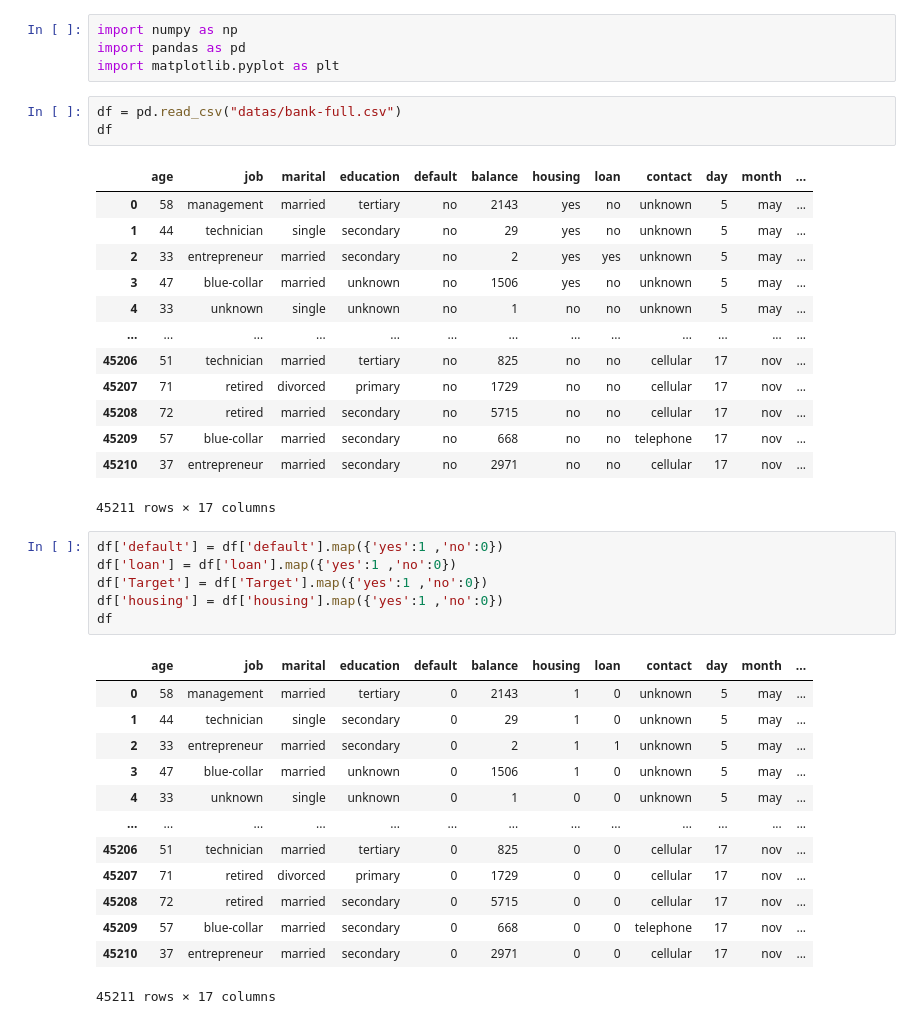
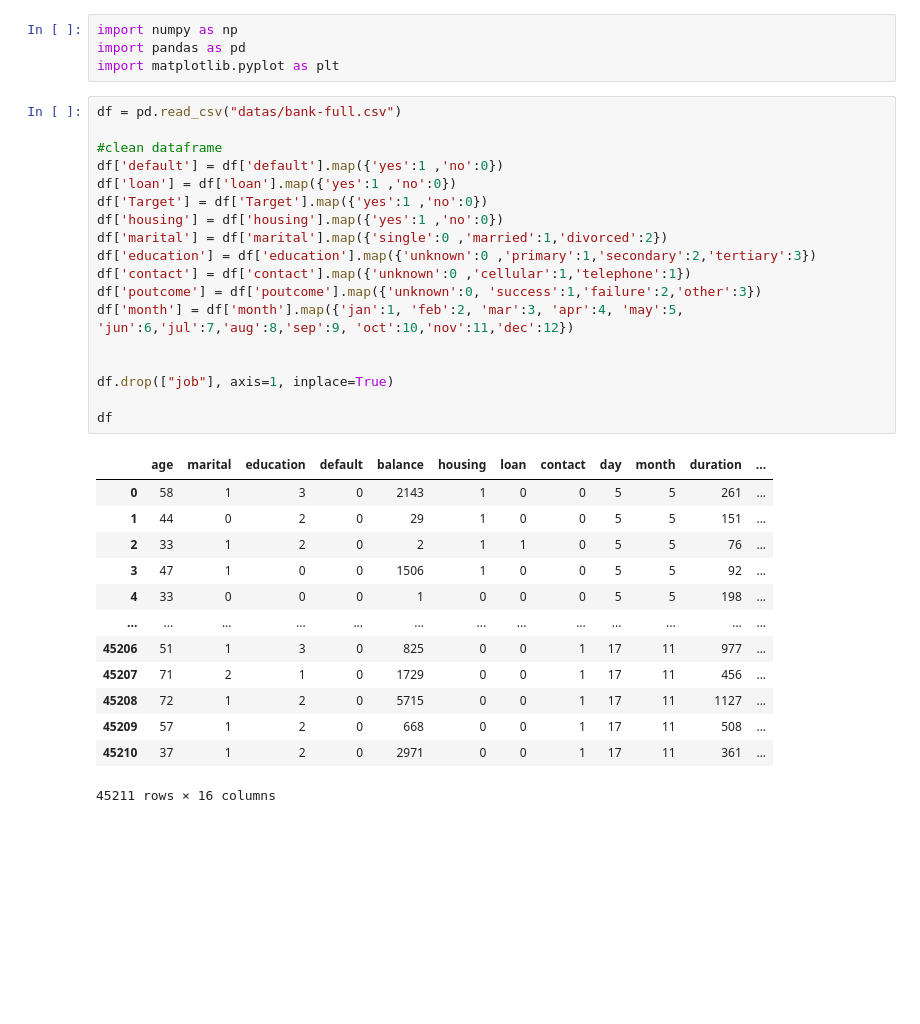
Before and after one commit to ldumay/esiee_2022_ia_tp_banque, a Jupyter notebook: notebook_Zchen.ipynb, the cells around one changed output. Saved outputs shown, nothing was run; the diff lists cells and outputs as text; blank space fills up the shorter version.

Commit message:
Clean the data with 2 example of modèle
Model 1 : client status and the bank service
Model 2 : Bank marketing campaign and the bank service

```diff
--- a/notebook_Zchen.ipynb
+++ b/notebook_Zchen.ipynb
@@ -2,41 +2,36 @@
 import numpy as np
 import pandas as pd
 import matplotlib.pyplot as plt
-# %%
-df = pd.read_csv("datas/bank-full.csv")
-df
-# %% [output]
-|  | age | job | marital | education | default | balance | housing | loan | contact | day | month | ... |
-| 0 | 58 | management | married | tertiary | no | 2143 | yes | no | unknown | 5 | may | ... |
-| 1 | 44 | technician | single | secondary | no | 29 | yes | no | unknown | 5 | may | ... |
-| 2 | 33 | entrepreneur | married | secondary | no | 2 | yes | yes | unknown | 5 | may | ... |
-| 3 | 47 | blue-collar | married | unknown | no | 1506 | yes | no | unknown | 5 | may | ... |
-| 4 | 33 | unknown | single | unknown | no | 1 | no | no | unknown | 5 | may | ... |
-| ... | ... | ... | ... | ... | ... | ... | ... | ... | ... | ... | ... | ... |
-| 45206 | 51 | technician | married | tertiary | no | 825 | no | no | cellular | 17 | nov | ... |
-| 45207 | 71 | retired | divorced | primary | no | 1729 | no | no | cellular | 17 | nov | ... |
-| 45208 | 72 | retired | married | secondary | no | 5715 | no | no | cellular | 17 | nov | ... |
-| 45209 | 57 | blue-collar | married | secondary | no | 668 | no | no | telephone | 17 | nov | ... |
-| 45210 | 37 | entrepreneur | married | secondary | no | 2971 | no | no | cellular | 17 | nov | ... |
-45211 rows × 17 columns
-# %%
-df['default'] = df['default'].map({'yes':1 ,'no':0})
-df['loan'] = df['loan'].map({'yes':1 ,'no':0})
-df['Target'] = df['Target'].map({'yes':1 ,'no':0})
-df['housing'] = df['housing'].map({'yes':1 ,'no':0})
-df
-# %% [output]
-|  | age | job | marital | education | default | balance | housing | loan | contact | day | month | ... |
-| 0 | 58 | management | married | tertiary | 0 | 2143 | 1 | 0 | unknown | 5 | may | ... |
-| 1 | 44 | technician | single | secondary | 0 | 29 | 1 | 0 | unknown | 5 | may | ... |
-| 2 | 33 | entrepreneur | married | secondary | 0 | 2 | 1 | 1 | unknown | 5 | may | ... |
-| 3 | 47 | blue-collar | married | unknown | 0 | 1506 | 1 | 0 | unknown | 5 | may | ... |
-| 4 | 33 | unknown | single | unknown | 0 | 1 | 0 | 0 | unknown | 5 | may | ... |
-| ... | ... | ... | ... | ... | ... | ... | ... | ... | ... | ... | ... | ... |
-| 45206 | 51 | technician | married | tertiary | 0 | 825 | 0 | 0 | cellular | 17 | nov | ... |
-| 45207 | 71 | retired | divorced | primary | 0 | 1729 | 0 | 0 | cellular | 17 | nov | ... |
-| 45208 | 72 | retired | married | secondary | 0 | 5715 | 0 | 0 | cellular | 17 | nov | ... |
-| 45209 | 57 | blue-collar | married | secondary | 0 | 668 | 0 | 0 | telephone | 17 | nov | ... |
-| 45210 | 37 | entrepreneur | married | secondary | 0 | 2971 | 0 | 0 | cellular | 17 | nov | ... |
-45211 rows × 17 columns
+# %%
+df = pd.read_csv("datas/bank-full.csv")
+
+#clean dataframe
+df['default'] = df['default'].map({'yes':1 ,'no':0})
+df['loan'] = df['loan'].map({'yes':1 ,'no':0})
+df['Target'] = df['Target'].map({'yes':1 ,'no':0})
+df['housing'] = df['housing'].map({'yes':1 ,'no':0})
+df['marital'] = df['marital'].map({'single':0 ,'married':1,'divorced':2})
+df['education'] = df['education'].map({'unknown':0 ,'primary':1,'secondary':2,'tertiary':3})
+df['contact'] = df['contact'].map({'unknown':0 ,'cellular':1,'telephone':1})
+df['poutcome'] = df['poutcome'].map({'unknown':0, 'success':1,'failure':2,'other':3})
+df['month'] = df['month'].map({'jan':1, 'feb':2, 'mar':3, 'apr':4, 'may':5, 'jun':6,'jul':7,'aug':8,'sep':9, 'oct':10,'nov':11,'dec':12})
+
+
+df.drop(["job"], axis=1, inplace=True)
+
+df
+# %% [output]
+|  | age | marital | education | default | balance | housing | loan | contact | day | month | duration | ... |
+| 0 | 58 | 1 | 3 | 0 | 2143 | 1 | 0 | 0 | 5 | 5 | 261 | ... |
+| 1 | 44 | 0 | 2 | 0 | 29 | 1 | 0 | 0 | 5 | 5 | 151 | ... |
+| 2 | 33 | 1 | 2 | 0 | 2 | 1 | 1 | 0 | 5 | 5 | 76 | ... |
+| 3 | 47 | 1 | 0 | 0 | 1506 | 1 | 0 | 0 | 5 | 5 | 92 | ... |
+| 4 | 33 | 0 | 0 | 0 | 1 | 0 | 0 | 0 | 5 | 5 | 198 | ... |
+| ... | ... | ... | ... | ... | ... | ... | ... | ... | ... | ... | ... | ... |
+| 45206 | 51 | 1 | 3 | 0 | 825 | 0 | 0 | 1 | 17 | 11 | 977 | ... |
+| 45207 | 71 | 2 | 1 | 0 | 1729 | 0 | 0 | 1 | 17 | 11 | 456 | ... |
+| 45208 | 72 | 1 | 2 | 0 | 5715 | 0 | 0 | 1 | 17 | 11 | 1127 | ... |
+| 45209 | 57 | 1 | 2 | 0 | 668 | 0 | 0 | 1 | 17 | 11 | 508 | ... |
+| 45210 | 37 | 1 | 2 | 0 | 2971 | 0 | 0 | 1 | 17 | 11 | 361 | ... |
+45211 rows × 16 columns
 # %%
```
Also changed, not shown: parts of 20 cells of this notebook, 1 other file.
